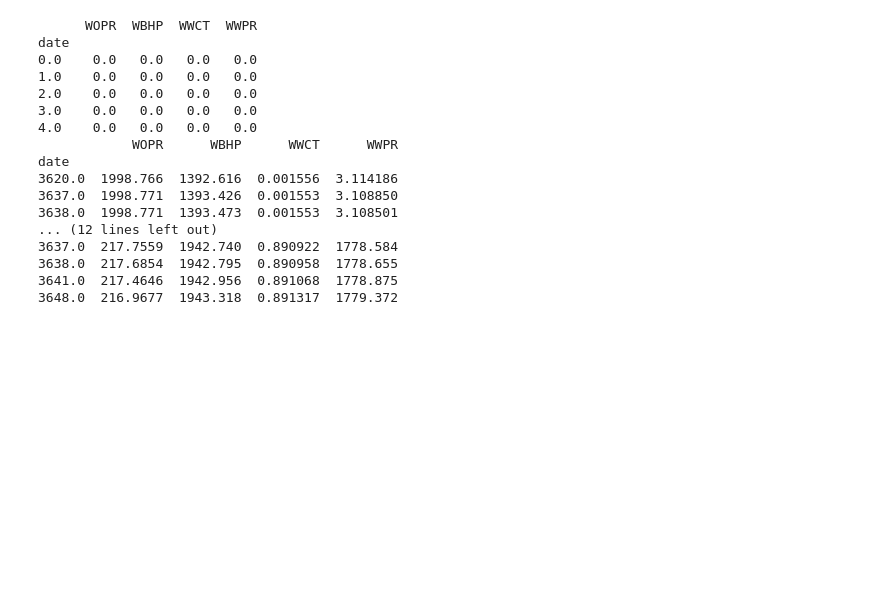
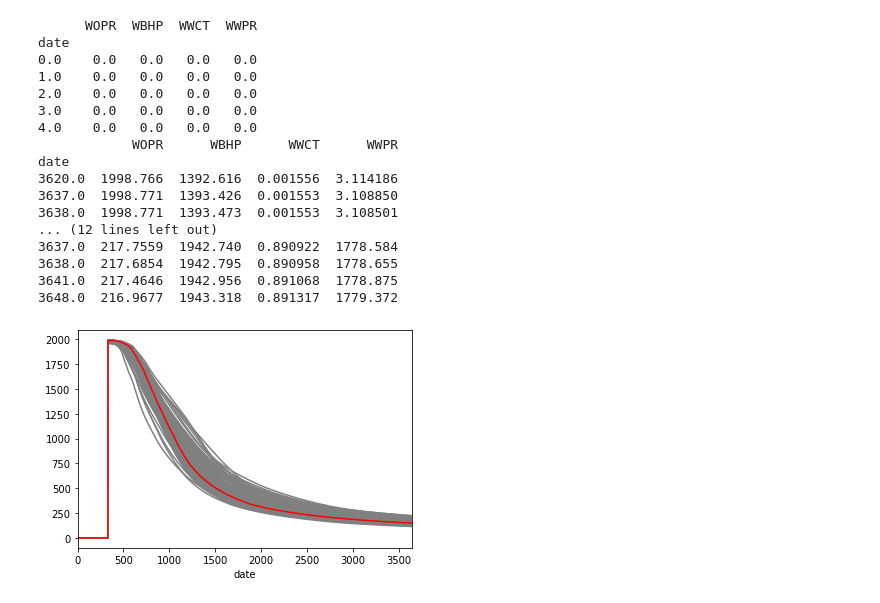
Before and after one commit to Pigrabbit/lstm, a Jupyter notebook: lstm_brugge.ipynb, the cells around one changed output. Drawn from its saved outputs; the diff is of its cells as text; code cells hidden in the pictures; blank space fills up the shorter version.

Commit message:
Add training and fitting the model and its evaluation

```diff
--- a/lstm_brugge.ipynb
+++ b/lstm_brugge.ipynb
@@ -133,6 +100,7 @@ Producer P5 numpy array shape: (1, 104)
 # %%
 #  'well_num' => dfs_dic
 dic_wells = {}
+contain_null = False
 for well_index in range(20): # well, Producer P1-P20
     # 'model_num' => dataframe
     dic_models = {}
@@ -151,6 +119,10 @@ for well_index in range(20): # well, Producer P1-P20
                           index=data['TIME'].flatten(),
                           columns=['WOPR', 'WBHP', 'WWCT', 'WWPR'])
         df.index.name = 'date'
+        if df.isnull().values.any():
+            contain_null = True
         dic_models[str(model_index+1)] = df
 
     dic_wells[str(well_index+1)] = dic_models
+
+contain_null
@@ -178,3 +152,21 @@ date
 3638.0  217.6854  1942.795  0.890958  1778.655
 3641.0  217.4646  1942.956  0.891068  1778.875
 3648.0  216.9677  1943.318  0.891317  1779.372
+# %%
+# plot well 20, model 1 data
+import matplotlib.pyplot as plt
+
+ax = plt.gca()
+
+for i in range(104):
+    df = dic_wells['20'][str(i + 1)]
+    # model #104 is true model
+    # while model #1-103 is equivalent model
+    if i == 103:
+        df.plot(y='WOPR', ax=ax, color='red', legend=False)
+    else:
+        df.plot(y='WOPR', ax=ax, color='gray', legend=False)
+
+plt.show()
+# %% [output]
+[figure, added]
```
Also changed, not shown: parts of 22 cells of this notebook.
